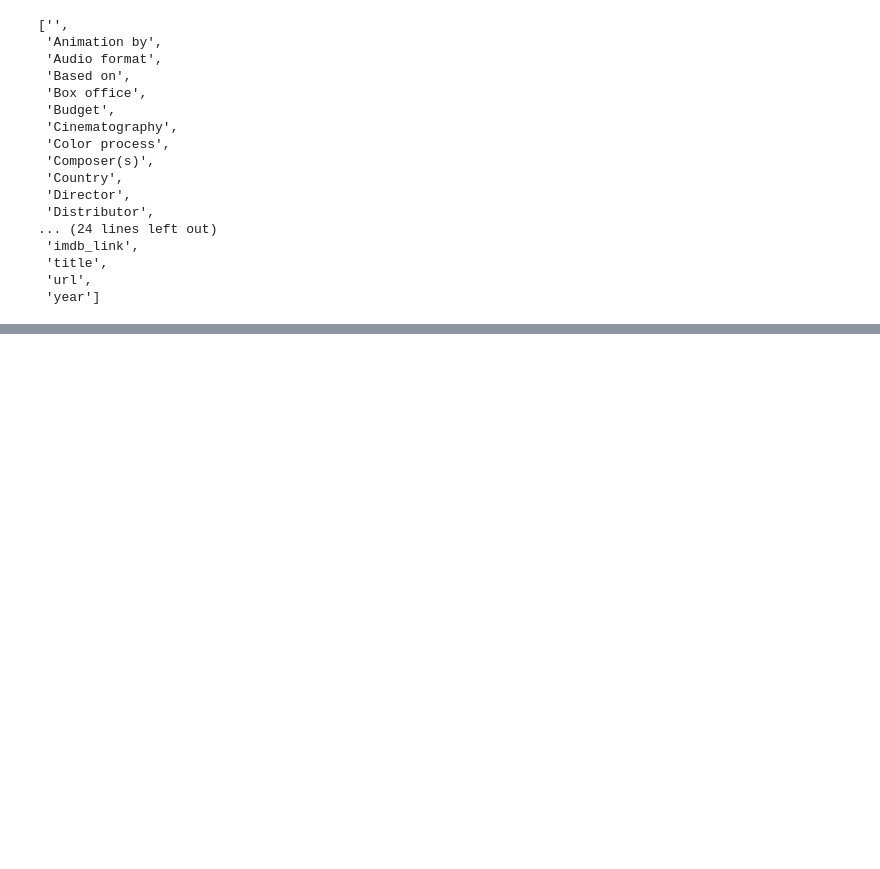
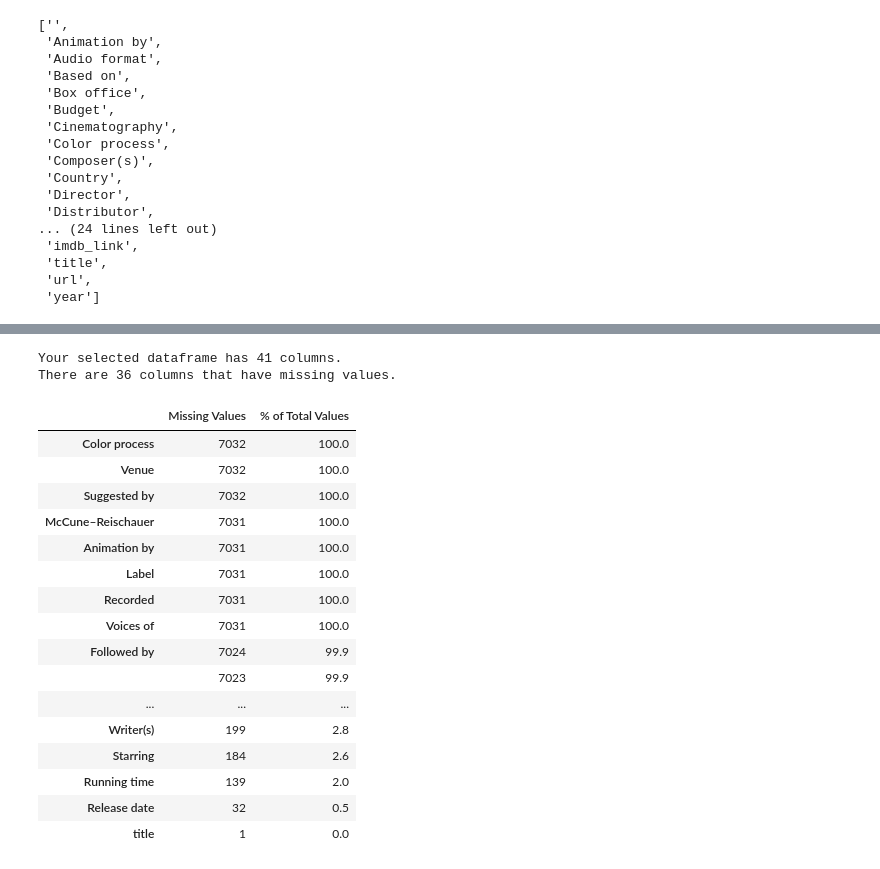
Before and after one commit to Luis-Acevedo/Movies-ETL, a Jupyter notebook: Module 8.ipynb, the cells around one changed output, grey strips where cells are left out. Cells and saved outputs as stored; diff of their text form; code cells hidden in the pictures; blank space fills up the shorter version.

Commit message:
Finished 8.3.7
Completion of skill drills and continuing column scubbing

```diff
--- a/Module 8.ipynb
+++ b/Module 8.ipynb
@@ -400,3 +400,7 @@ sorted(wiki_movies_df.columns.tolist())
  'title',
  'url',
  'year']
+# %%
+wiki_movies_df['imdb_id'] = wiki_movies_df['imdb_link'].str.extract(r'(tt\d{7})')
+
+wiki_movies_df['imdb_id']
@@ -402,0 +420,6 @@ sorted(wiki_movies_df.columns.tolist())
+# %%
+wiki_movies_df['imdb_id'] = wiki_movies_df['imdb_link'].str.extract(r'(tt\d{7})')
+print(len(wiki_movies_df))
+wiki_movies_df.drop_duplicates(subset='imdb_id', inplace=True)
+print(len(wiki_movies_df))
+wiki_movies_df.head()
@@ -402,0 +436,38 @@ sorted(wiki_movies_df.columns.tolist())
+# %%
+#Seeing what dropping NA variables will do Source:https://stackoverflow.com/questions/26266362/how-to-count-the-nan-values-in-a-column-in-pandas-dataframe
+
+def missing_values_table(df):
+    mis_val = df.isnull().sum()
+    mis_val_percent = 100 * df.isnull().sum() / len(df)
+    mis_val_table = pd.concat([mis_val, mis_val_percent], axis=1)
+    mis_val_table_ren_columns = mis_val_table.rename(
+    columns = {0 : 'Missing Values', 1 : '% of Total Values'})
+    mis_val_table_ren_columns = mis_val_table_ren_columns[
+        mis_val_table_ren_columns.iloc[:,1] != 0].sort_values(
+    '% of Total Values', ascending=False).round(1)
+    print ("Your selected dataframe has " + str(df.shape[1]) + " columns.\n"
+        "There are " + str(mis_val_table_ren_columns.shape[0]) +
+            " columns that have missing values.")
+    return mis_val_table_ren_columns
+
+missing_values_table(wiki_movies_df)
+# %% [output]
+Your selected dataframe has 41 columns.
+There are 36 columns that have missing values.
+|  | Missing Values | % of Total Values |
+| Color process | 7032 | 100.0 |
+| Venue | 7032 | 100.0 |
+| Suggested by | 7032 | 100.0 |
+| McCune–Reischauer | 7031 | 100.0 |
+| Animation by | 7031 | 100.0 |
+| Label | 7031 | 100.0 |
+| Recorded | 7031 | 100.0 |
+| Voices of | 7031 | 100.0 |
+| Followed by | 7024 | 99.9 |
+|  | 7023 | 99.9 |
+| ... | ... | ... |
+| Writer(s) | 199 | 2.8 |
+| Starring | 184 | 2.6 |
+| Running time | 139 | 2.0 |
+| Release date | 32 | 0.5 |
+| title | 1 | 0.0 |
```
Also changed, not shown: parts of 9 cells of this notebook.
